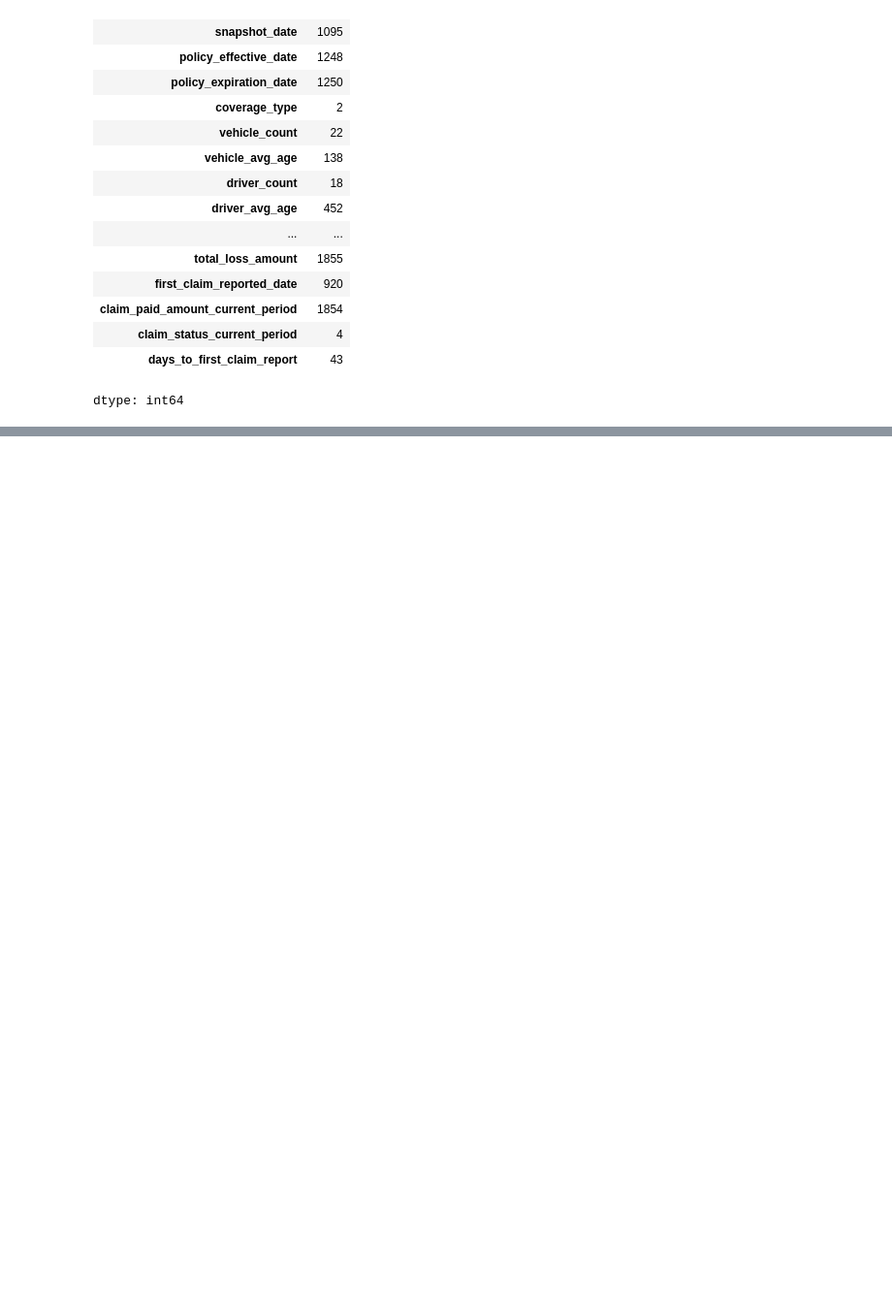
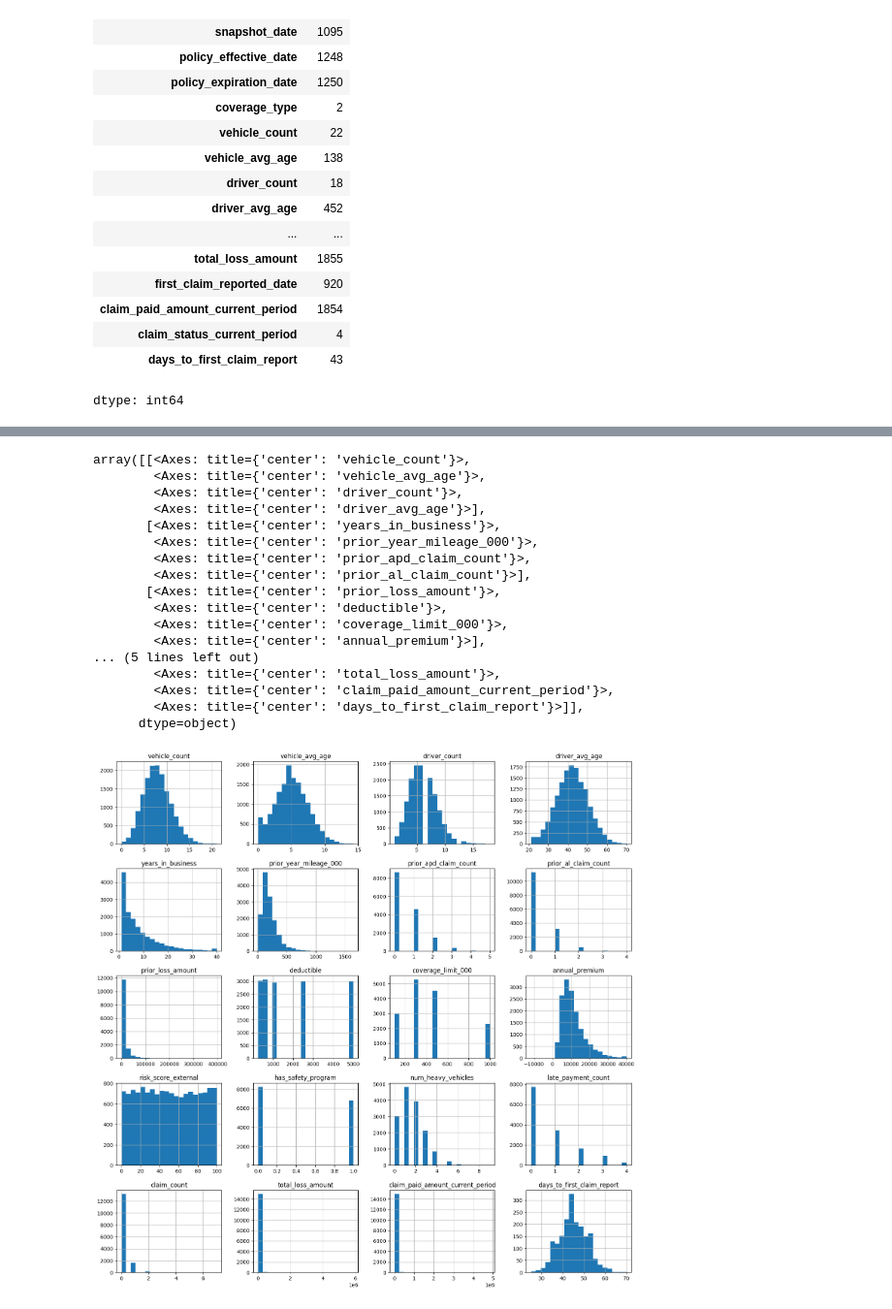
Before and after one commit to MatoBebej/Data_analyst_task, a Jupyter notebook: risk_scorer.ipynb, the cells around one changed output, grey strips where cells are left out. Shown at 97% size. Cells and saved outputs as stored; diff of their text form; code cells hidden in the pictures; blank space fills up the shorter version.

```diff
--- a/risk_scorer.ipynb
+++ b/risk_scorer.ipynb
@@ -148,3 +227,24 @@ dtype: int64
+# %%
+df2.hist(figsize=(18, 18), bins=20)
+# %% [output]
+array([[<Axes: title={'center': 'vehicle_count'}>,
+        <Axes: title={'center': 'vehicle_avg_age'}>,
+        <Axes: title={'center': 'driver_count'}>,
+        <Axes: title={'center': 'driver_avg_age'}>],
+       [<Axes: title={'center': 'years_in_business'}>,
+        <Axes: title={'center': 'prior_year_mileage_000'}>,
+        <Axes: title={'center': 'prior_apd_claim_count'}>,
+        <Axes: title={'center': 'prior_al_claim_count'}>],
+       [<Axes: title={'center': 'prior_loss_amount'}>,
+        <Axes: title={'center': 'deductible'}>,
+        <Axes: title={'center': 'coverage_limit_000'}>,
+        <Axes: title={'center': 'annual_premium'}>],
+... (5 lines left out)
+        <Axes: title={'center': 'total_loss_amount'}>,
+        <Axes: title={'center': 'claim_paid_amount_current_period'}>,
+        <Axes: title={'center': 'days_to_first_claim_report'}>]],
+      dtype=object)
+[figure, added]
 # %%
 # ---- preprocessing ----
 
```
Also changed, not shown: parts of 16 cells of this notebook.
